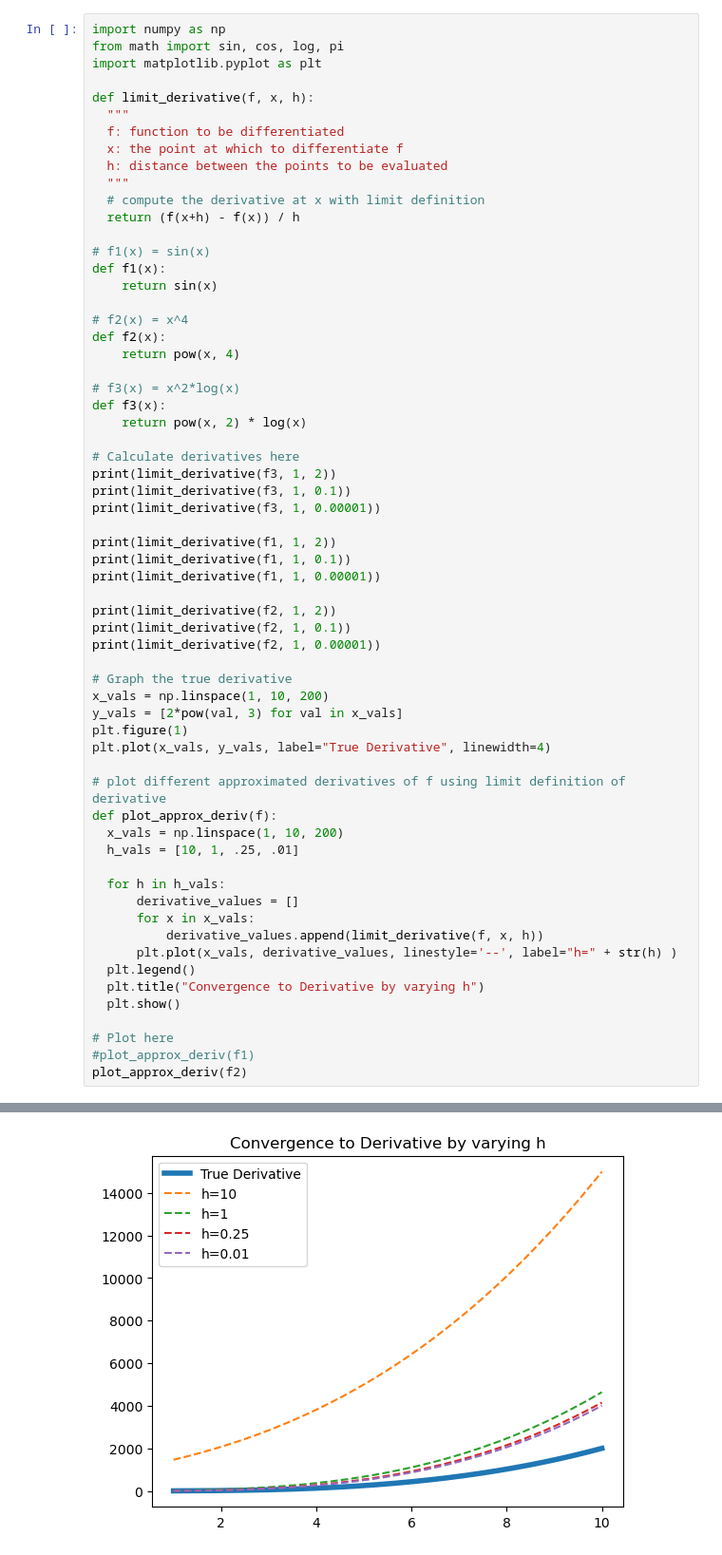
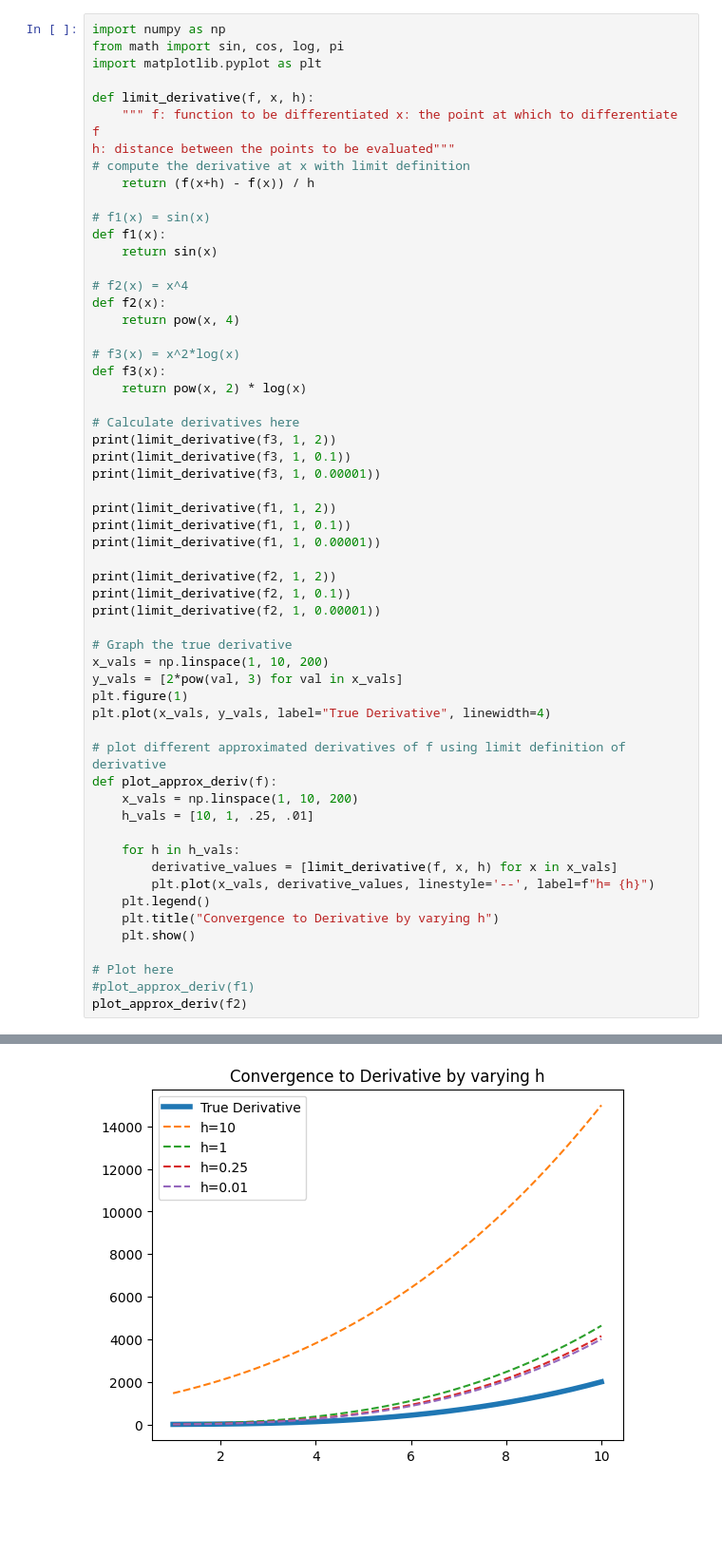
Before and after one commit to LiZoMark841619/Balazs1982, a Jupyter notebook: Playground/some_math.ipynb, the cells around one changed output, grey strips where cells are left out. Shown at 95% size. Saved outputs shown, nothing was run; the diff lists cells and outputs as text; blank space fills up the shorter version.

```diff
--- a/Playground/some_math.ipynb
+++ b/Playground/some_math.ipynb
@@ -4,13 +4,10 @@ from math import sin, cos, log, pi
 import matplotlib.pyplot as plt
 
 def limit_derivative(f, x, h):
-  """
-  f: function to be differentiated
-  x: the point at which to differentiate f
-  h: distance between the points to be evaluated
-  """
-  # compute the derivative at x with limit definition
-  return (f(x+h) - f(x)) / h
+    """ f: function to be differentiated x: the point at which to differentiate f
+h: distance between the points to be evaluated"""
+# compute the derivative at x with limit definition
+    return (f(x+h) - f(x)) / h
 
 # f1(x) = sin(x)
 def f1(x):
@@ -33,41 +30,39 @@ print(limit_derivative(f1, 1, 2))
 print(limit_derivative(f1, 1, 0.1))
 print(limit_derivative(f1, 1, 0.00001))
 
 print(limit_derivative(f2, 1, 2))
 print(limit_derivative(f2, 1, 0.1))
 print(limit_derivative(f2, 1, 0.00001))
 
 # Graph the true derivative
 x_vals = np.linspace(1, 10, 200)
 y_vals = [2*pow(val, 3) for val in x_vals]
 plt.figure(1)
 plt.plot(x_vals, y_vals, label="True Derivative", linewidth=4)
 
 # plot different approximated derivatives of f using limit definition of derivative
 def plot_approx_deriv(f):
-  x_vals = np.linspace(1, 10, 200)
-  h_vals = [10, 1, .25, .01]
+    x_vals = np.linspace(1, 10, 200)
+    h_vals = [10, 1, .25, .01]
 
-  for h in h_vals:
-      derivative_values = []
-      for x in x_vals:
-          derivative_values.append(limit_derivative(f, x, h))
-      plt.plot(x_vals, derivative_values, linestyle='--', label="h=" + str(h) )
-  plt.legend()
-  plt.title("Convergence to Derivative by varying h")
-  plt.show()
+    for h in h_vals:
+        derivative_values = [limit_derivative(f, x, h) for x in x_vals]
+        plt.plot(x_vals, derivative_values, linestyle='--', label=f"h= {h}")
+    plt.legend()
+    plt.title("Convergence to Derivative by varying h")
+    plt.show()
 
 # Plot here
 #plot_approx_deriv(f1)
 plot_approx_deriv(f2)
 # %% [output]
 4.943755299006494
 1.1532531756323319
 1.0000150000398844
 -0.35017548837401463
 0.4973637525353891
 0.5402980985058647
 40.0
 4.641000000000004
 4.0000600004308495
-[figure, old version]
+[figure, new version]
```
